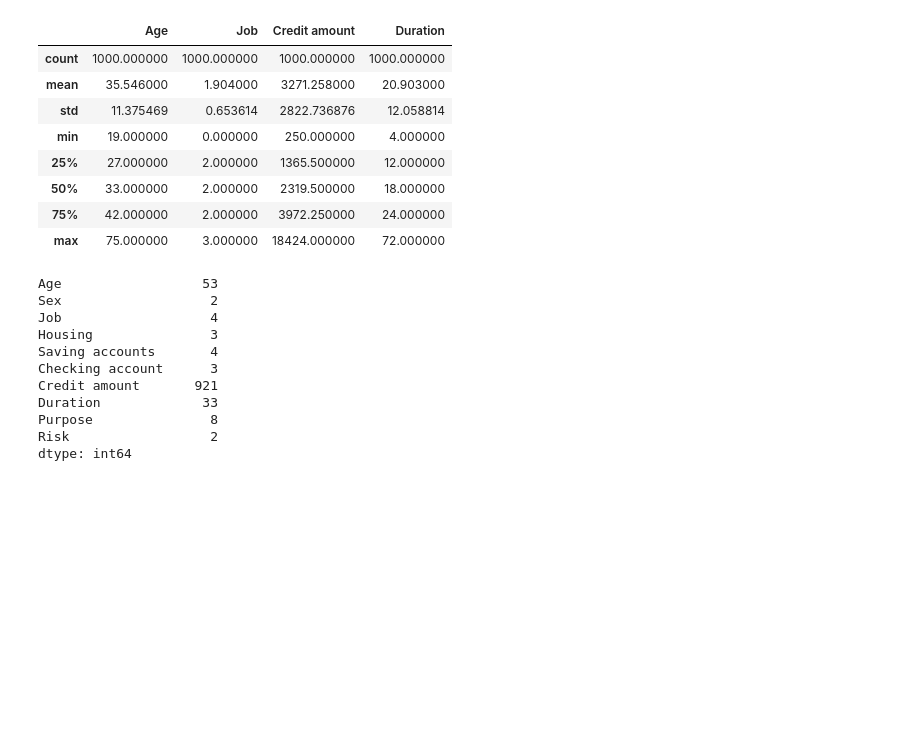
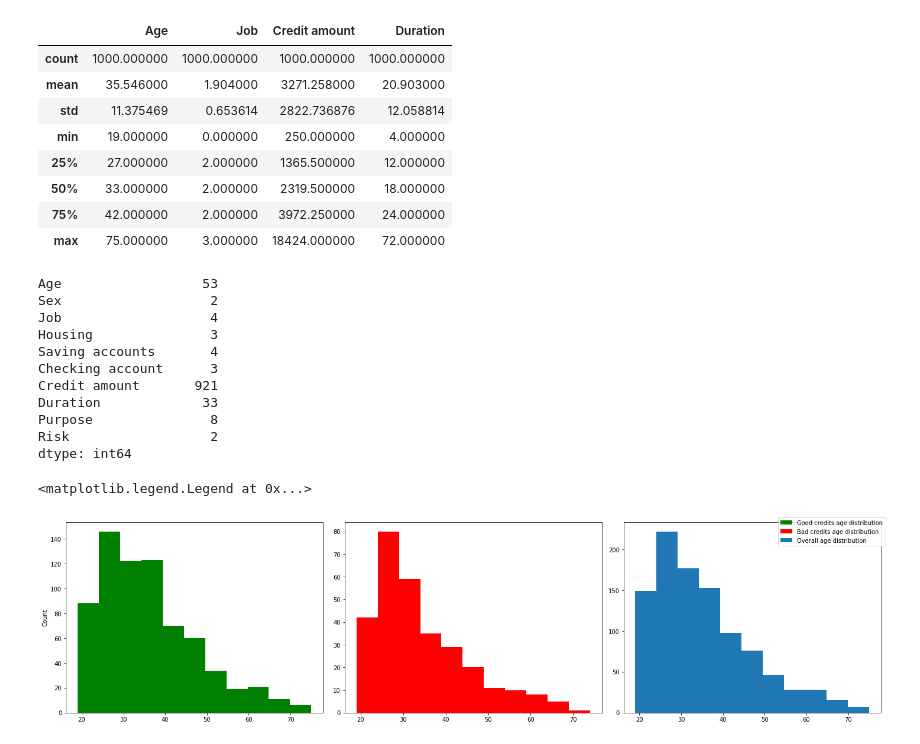
Before and after one commit to PersDep/german-credit-data, a Jupyter notebook: german-credit-data.ipynb, the cells around one changed output. Saved outputs shown, nothing was run; the diff lists cells and outputs as text; code cells hidden in the pictures; blank space fills up the shorter version.

```diff
--- a/german-credit-data.ipynb
+++ b/german-credit-data.ipynb
@@ -109,3 +113,8 @@ Duration             33
 Purpose               8
 Risk                  2
 dtype: int64
+# %%
+# получаем данные о корреляции возраста и результата
+df_good_age = df_credit.loc[df_credit["Risk"] == 'good']['Age'].values.tolist()
+df_bad_age = df_credit.loc[df_credit["Risk"] == 'bad']['Age'].values.tolist()
+df_age = df_credit['Age'].values.tolist()
@@ -111,0 +124,12 @@ dtype: int64
+# %%
+# и рассматриваем на гистограммах
+cols = 11
+fig, axs = plt.subplots(1, 3, tight_layout=True, figsize=(20, 5))
+axs[0].hist(df_good_age, bins=cols, color='green', label='Good credits age distribution')
+axs[1].hist(df_bad_age, bins=cols, color='red', label='Bad credits age distribution')
+axs[2].hist(df_age, bins=cols, label='Overall age distribution')
+axs[0].set_ylabel('Count')
+fig.legend(loc='upper right')
+# %% [output]
+<matplotlib.legend.Legend at 0x...>
+[figure, added]
```
Also changed, not shown: parts of 25 cells of this notebook.
